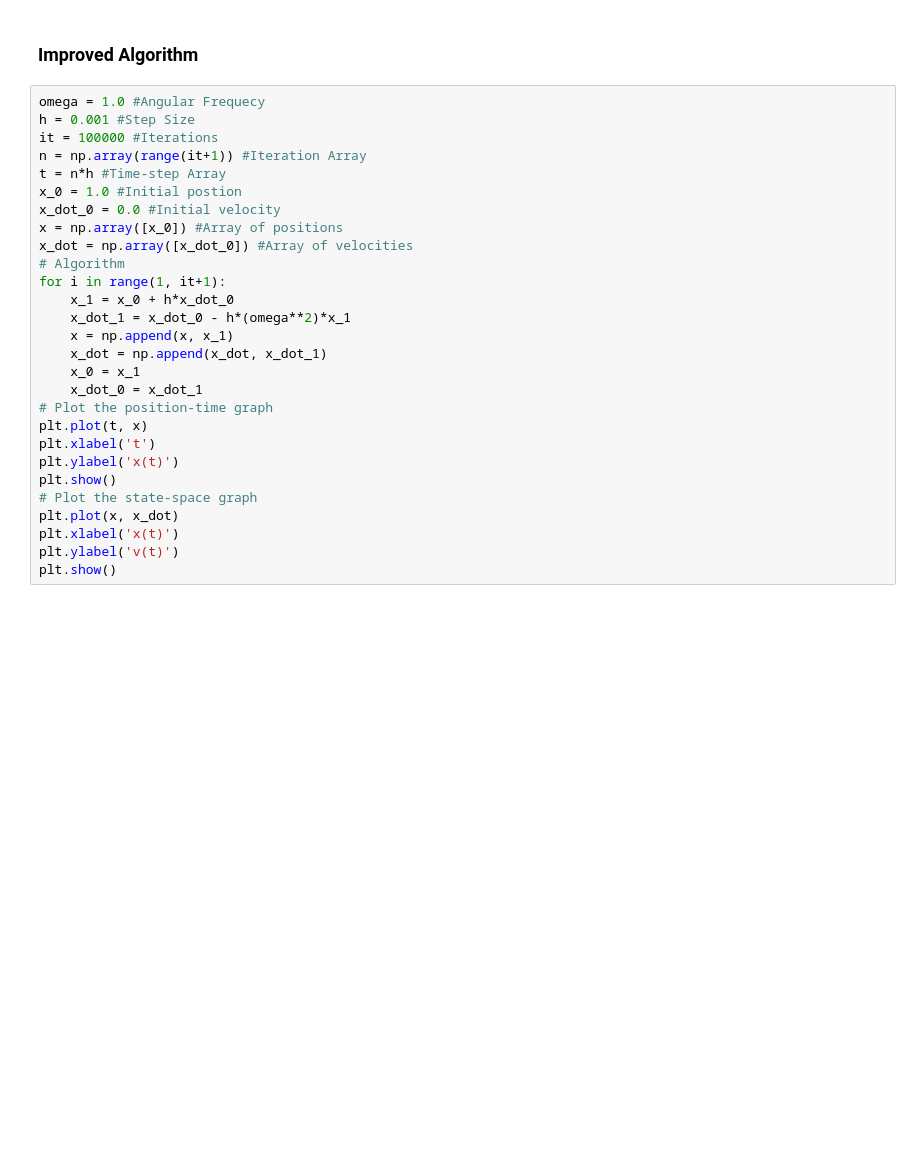
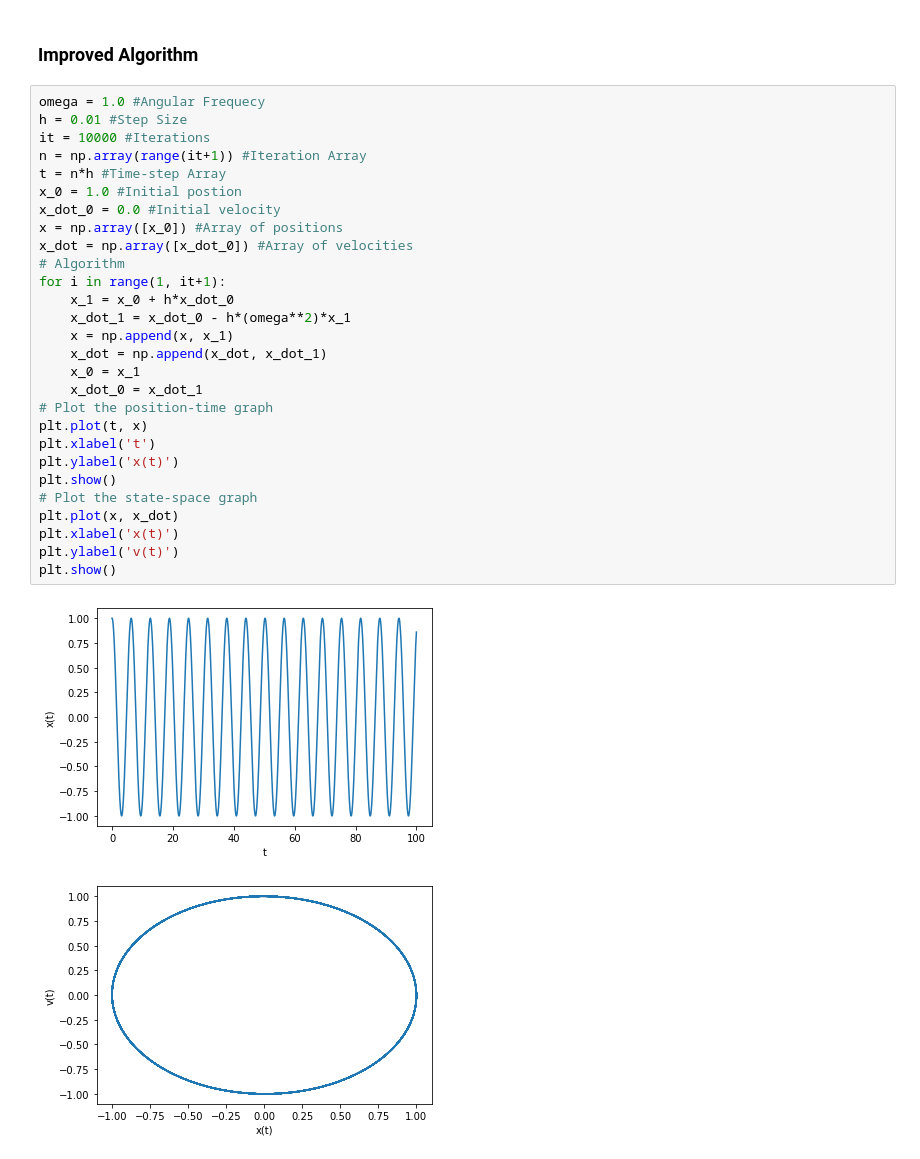
Before and after one commit to amateur-astronomy-club/Computational-Physics-KSS, a Jupyter notebook: Session_2/2_shm.ipynb, the cells around one changed output. Saved outputs shown, nothing was run; the diff lists cells and outputs as text; blank space fills up the shorter version.

```diff
--- a/Session_2/2_shm.ipynb
+++ b/Session_2/2_shm.ipynb
@@ -64,29 +70,32 @@ plt.show()
 ### Improved Algorithm
 # %%
 omega = 1.0 #Angular Frequecy
-h = 0.001 #Step Size
-it = 100000 #Iterations
+h = 0.01 #Step Size
+it = 10000 #Iterations
 n = np.array(range(it+1)) #Iteration Array
 t = n*h #Time-step Array
 x_0 = 1.0 #Initial postion
 x_dot_0 = 0.0 #Initial velocity
 x = np.array([x_0]) #Array of positions
 x_dot = np.array([x_dot_0]) #Array of velocities
 # Algorithm
 for i in range(1, it+1):
     x_1 = x_0 + h*x_dot_0
     x_dot_1 = x_dot_0 - h*(omega**2)*x_1
     x = np.append(x, x_1)
     x_dot = np.append(x_dot, x_dot_1)
     x_0 = x_1
     x_dot_0 = x_dot_1
 # Plot the position-time graph
 plt.plot(t, x)
 plt.xlabel('t')
 plt.ylabel('x(t)')
 plt.show()
 # Plot the state-space graph
 plt.plot(x, x_dot)
 plt.xlabel('x(t)')
 plt.ylabel('v(t)')
 plt.show()
+# %% [output]
+[figure, added]
+[figure, added]
```
Also changed, not shown: parts of 2 cells of this notebook, 3 other files.
